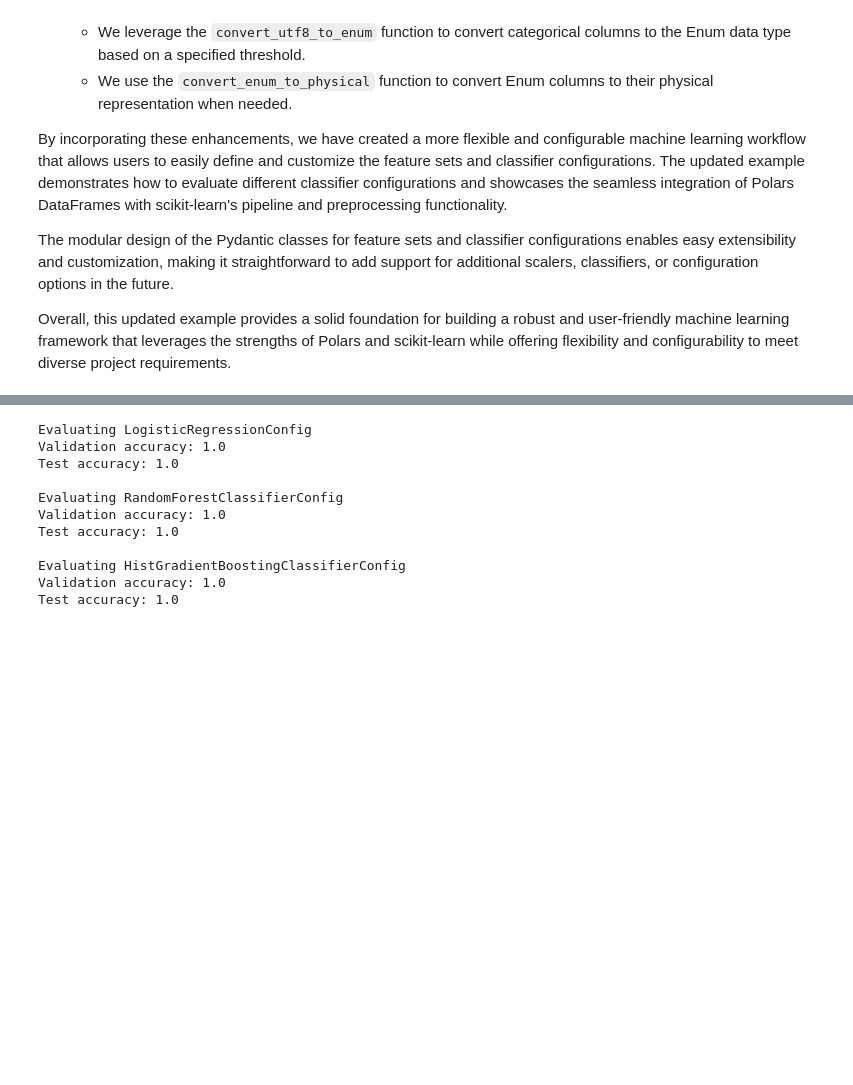
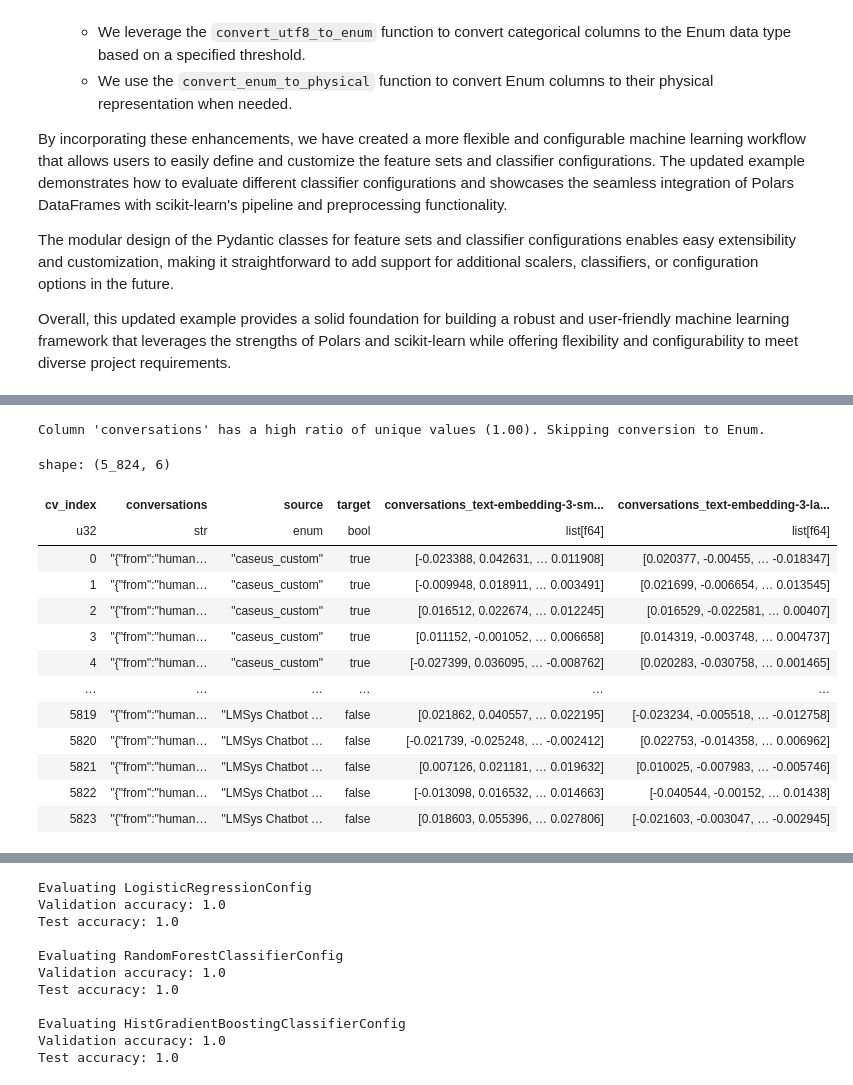
Before and after one commit to Neural-Dragon-AI/Cynde, a Jupyter notebook: examples/typed_cynde.ipynb, the cells around one changed output, grey strips where cells are left out. Drawn from its saved outputs; the diff is of its cells as text; code cells hidden in the pictures; blank space fills up the shorter version.

```diff
--- a/examples/typed_cynde.ipynb
+++ b/examples/typed_cynde.ipynb
@@ -470,37 +527,0 @@ total number of folds 252
-# %%
-
-
-
-def hacky_list_relative_slice(list: List[int], k: int):
-    slices = {}
-    slice_size = len(list) // k
-    for i in range(k):
-        if i < k - 1:
-            slices["fold_{}".format(i)] = list[i*slice_size:(i+1)*slice_size]
-        else:
-            # For the last slice, include the remainder
-            slices["fold_{}".format(i)] = list[i*slice_size:]
-    return slices
-def check_add_cv_index(df:pl.DataFrame):
-    if "cv_index" not in df.columns:
-        df = df.with_row_index(name="cv_index")
-    return df
-def vanilla_kfold(df:pl.DataFrame,group,k:int,shuffle:bool=True,pre_name:str="",target_names:Tuple[str,str] = ("train","test")):
-    #we will use the row index to split the data
-    #first we will shuffle the data
-    df = check_add_cv_index(df)
-    if shuffle:
-        df = shuffle_frame(df)
-    #then we will split the data into k slices
-    df_slices = slice_frame(df,k,shuffle=False,explode=False)
-    index_df = df.select(pl.col("cv_index"))
-    for i in range(k):
-        test_set = df_slices[i]
-        train_set = [df_slices[j] for j in range(k) if j!=i]
-        train_set = pl.concat(train_set)
-
-        test_df = test_set.with_columns([pl.lit(target_names[1]).alias(pre_name+"fold_{}".format(i))])
-        train_df = train_set.with_columns([pl.lit(target_names[0]).alias(pre_name+"fold_{}".format(i))])
-        fold_df = train_df.vstack(test_df)
-        index_df = index_df.join(fold_df, on="cv_index", how="left")
-    return index_df
@@ -519,0 +528,19 @@ def generate_simulated_data(n_samples: int, n_classes: int) -> pl.DataFrame:
+# %%
+cat_df = convert_utf8_to_enum(check_add_cv_index(df))
+cat_df
+# %% [output]
+Column 'conversations' has a high ratio of unique values (1.00). Skipping conversion to Enum.
+shape: (5_824, 6)
+| cv_index | conversations | source | target | conversations_text-embedding-3-sm... | conversations_text-embedding-3-la... |
+| u32 | str | enum | bool | list[f64] | list[f64] |
+| 0 | "{"from":"human… | "caseus_custom" | true | [-0.023388, 0.042631, … 0.011908] | [0.020377, -0.00455, … -0.018347] |
+| 1 | "{"from":"human… | "caseus_custom" | true | [-0.009948, 0.018911, … 0.003491] | [0.021699, -0.006654, … 0.013545] |
+| 2 | "{"from":"human… | "caseus_custom" | true | [0.016512, 0.022674, … 0.012245] | [0.016529, -0.022581, … 0.00407] |
+| 3 | "{"from":"human… | "caseus_custom" | true | [0.011152, -0.001052, … 0.006658] | [0.014319, -0.003748, … 0.004737] |
+| 4 | "{"from":"human… | "caseus_custom" | true | [-0.027399, 0.036095, … -0.008762] | [0.020283, -0.030758, … 0.001465] |
+| … | … | … | … | … | … |
+| 5819 | "{"from":"human… | "LMSys Chatbot … | false | [0.021862, 0.040557, … 0.022195] | [-0.023234, -0.005518, … -0.012758] |
+| 5820 | "{"from":"human… | "LMSys Chatbot … | false | [-0.021739, -0.025248, … -0.002412] | [0.022753, -0.014358, … 0.006962] |
+| 5821 | "{"from":"human… | "LMSys Chatbot … | false | [0.007126, 0.021181, … 0.019632] | [0.010025, -0.007983, … -0.005746] |
+| 5822 | "{"from":"human… | "LMSys Chatbot … | false | [-0.013098, 0.016532, … 0.014663] | [-0.040544, -0.00152, … 0.01438] |
+| 5823 | "{"from":"human… | "LMSys Chatbot … | false | [0.018603, 0.055396, … 0.027806] | [-0.021603, -0.003047, … -0.002945] |
```
Also changed, not shown: parts of 12 cells of this notebook, 1 other file.
